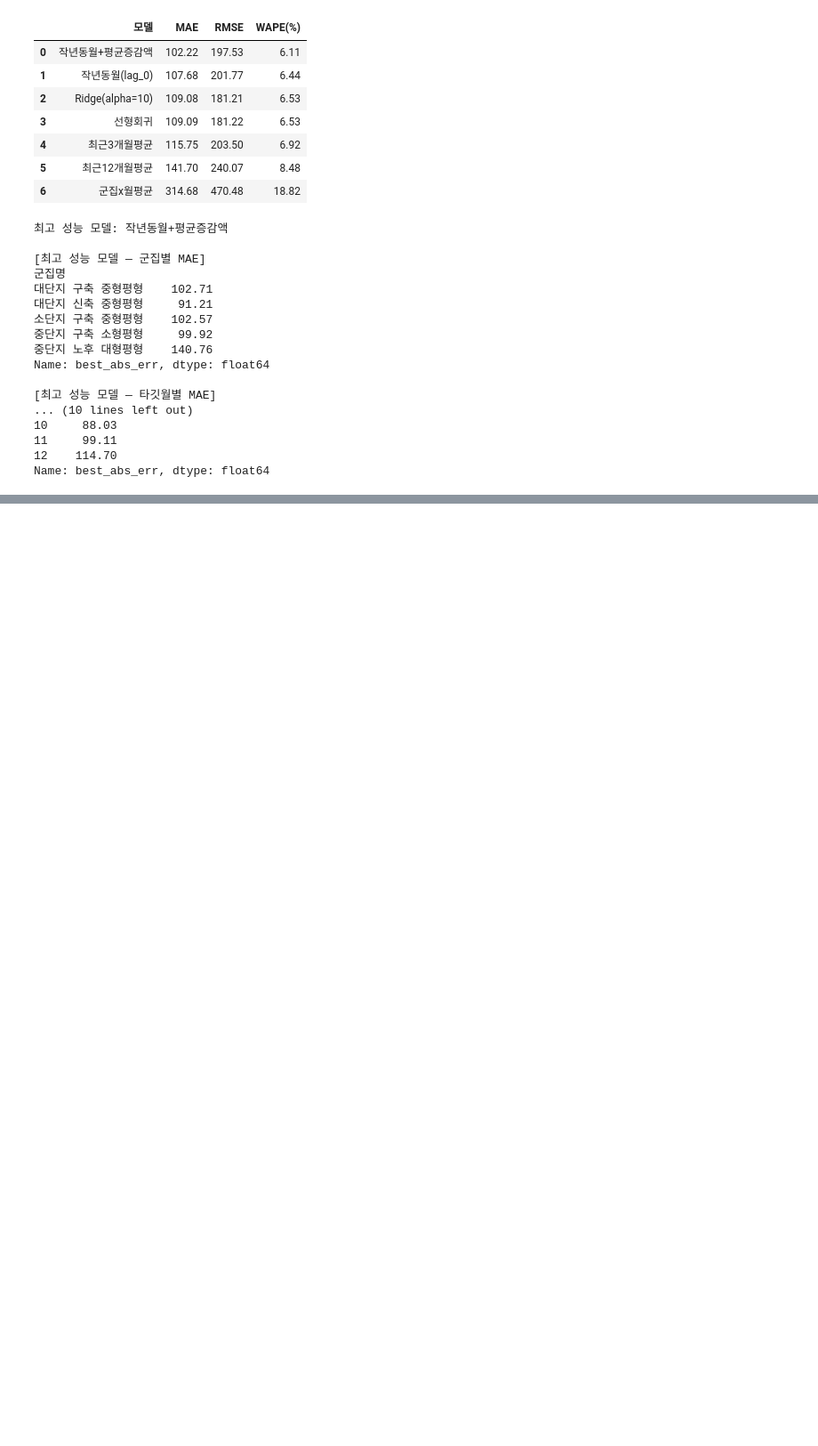
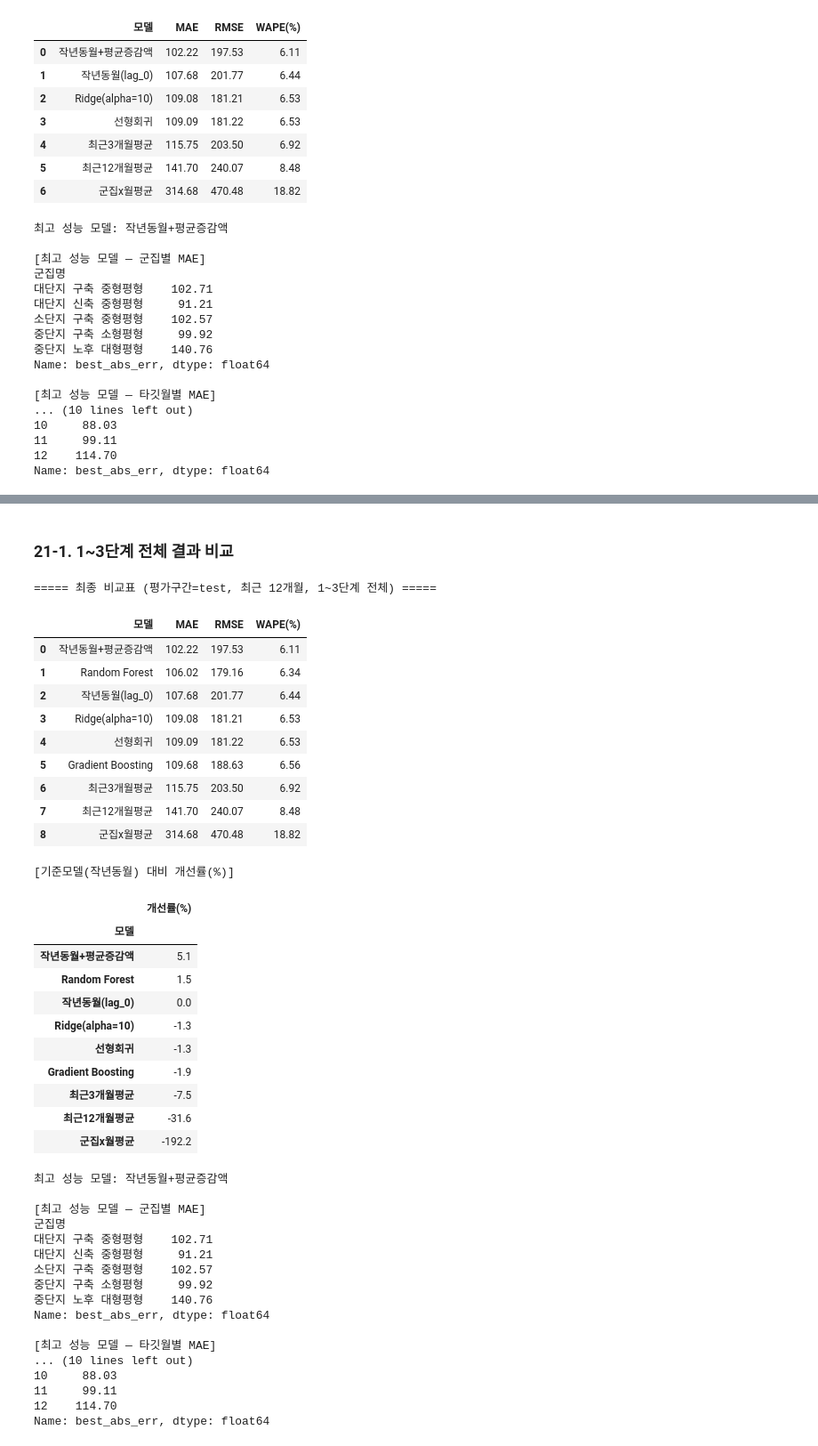
Before and after one commit to roh-git/mlapt_project, a Jupyter notebook: main_analysis.ipynb, the cells around one changed output, grey strips where cells are left out. Shown at 89% size. Drawn from its saved outputs; the diff is of its cells as text; code cells hidden in the pictures; blank space fills up the shorter version.

```diff
--- a/main_analysis.ipynb
+++ b/main_analysis.ipynb
@@ -1951,0 +1992,64 @@ Name: best_abs_err, dtype: float64
+# %% [markdown]
+### 21-1. 1~3단계 전체 결과 비교
+# %%
+results_df = pd.DataFrame(results).sort_values('MAE').reset_index(drop=True)
+print("===== 최종 비교표 (평가구간=test, 최근 12개월, 1~3단계 전체) =====")
+display(results_df.round(2))
+
+improve_vs_baseline = (1 - results_df.set_index('모델')['MAE'] / results_df.set_index('모델').loc['작년동월(lag_0)', 'MAE']) * 100
+print("\n[기준모델(작년동월) 대비 개선률(%)]")
+display(improve_vs_baseline.sort_values(ascending=False).round(1).to_frame('개선률(%)'))
+
+best_name = results_df.iloc[0]['모델']
+print(f"\n최고 성능 모델: {best_name}")
+
+test_set = test_set.copy()
+test_set['best_pred'] = test_preds[best_name]
+test_set['best_abs_err'] = (test_set['target_t12'] - test_set['best_pred']).abs()
+
+print("\n[최고 성능 모델 — 군집별 MAE]")
+print(test_set.groupby('군집명')['best_abs_err'].mean().round(2))
+
+print("\n[최고 성능 모델 — 타깃월별 MAE]")
+print(test_set.groupby('target_month')['best_abs_err'].mean().round(2))
+# %% [output]
+===== 최종 비교표 (평가구간=test, 최근 12개월, 1~3단계 전체) =====
+|  | 모델 | MAE | RMSE | WAPE(%) |
+| 0 | 작년동월+평균증감액 | 102.22 | 197.53 | 6.11 |
+| 1 | Random Forest | 106.02 | 179.16 | 6.34 |
+| 2 | 작년동월(lag_0) | 107.68 | 201.77 | 6.44 |
+| 3 | Ridge(alpha=10) | 109.08 | 181.21 | 6.53 |
+| 4 | 선형회귀 | 109.09 | 181.22 | 6.53 |
+| 5 | Gradient Boosting | 109.68 | 188.63 | 6.56 |
+| 6 | 최근3개월평균 | 115.75 | 203.50 | 6.92 |
+| 7 | 최근12개월평균 | 141.70 | 240.07 | 8.48 |
+| 8 | 군집x월평균 | 314.68 | 470.48 | 18.82 |
+[기준모델(작년동월) 대비 개선률(%)]
+|  | 개선률(%) |
+| 모델 |  |
+| 작년동월+평균증감액 | 5.1 |
+| Random Forest | 1.5 |
+| 작년동월(lag_0) | 0.0 |
+| Ridge(alpha=10) | -1.3 |
+| 선형회귀 | -1.3 |
+| Gradient Boosting | -1.9 |
+| 최근3개월평균 | -7.5 |
+| 최근12개월평균 | -31.6 |
+| 군집x월평균 | -192.2 |
+최고 성능 모델: 작년동월+평균증감액
+
+[최고 성능 모델 — 군집별 MAE]
+군집명
+대단지 구축 중형평형    102.71
+대단지 신축 중형평형     91.21
+소단지 구축 중형평형    102.57
+중단지 구축 소형평형     99.92
+중단지 노후 대형평형    140.76
+Name: best_abs_err, dtype: float64
+
+[최고 성능 모델 — 타깃월별 MAE]
+... (10 lines left out)
+10     88.03
+11     99.11
+12    114.70
+Name: best_abs_err, dtype: float64
```
Also changed, not shown: parts of 4 cells of this notebook.
